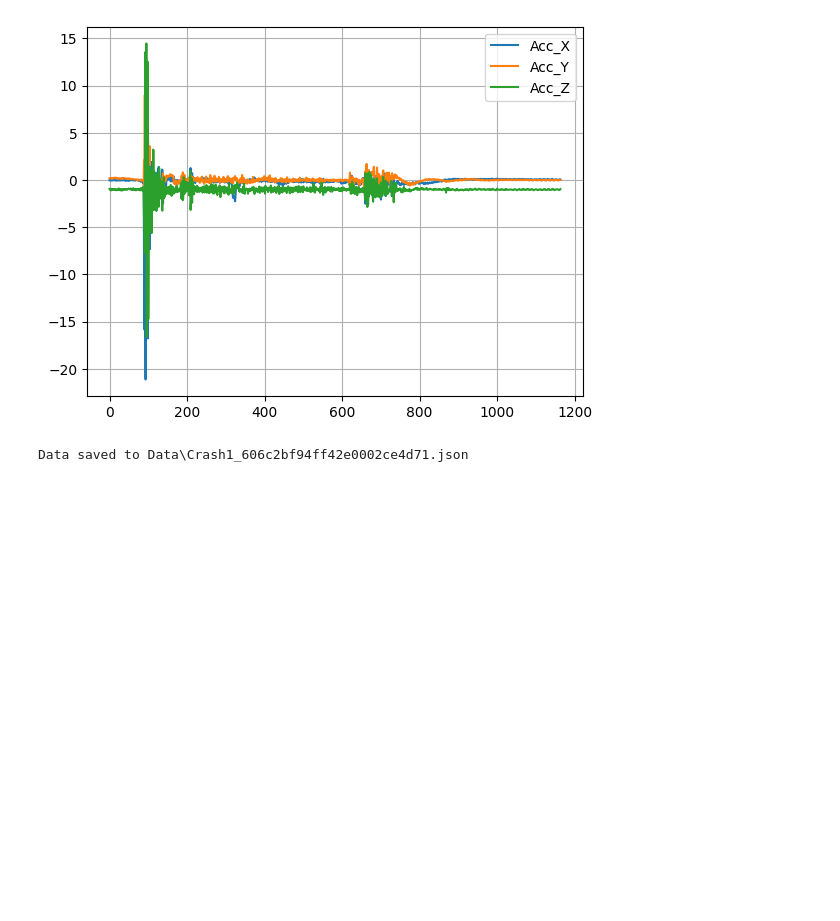
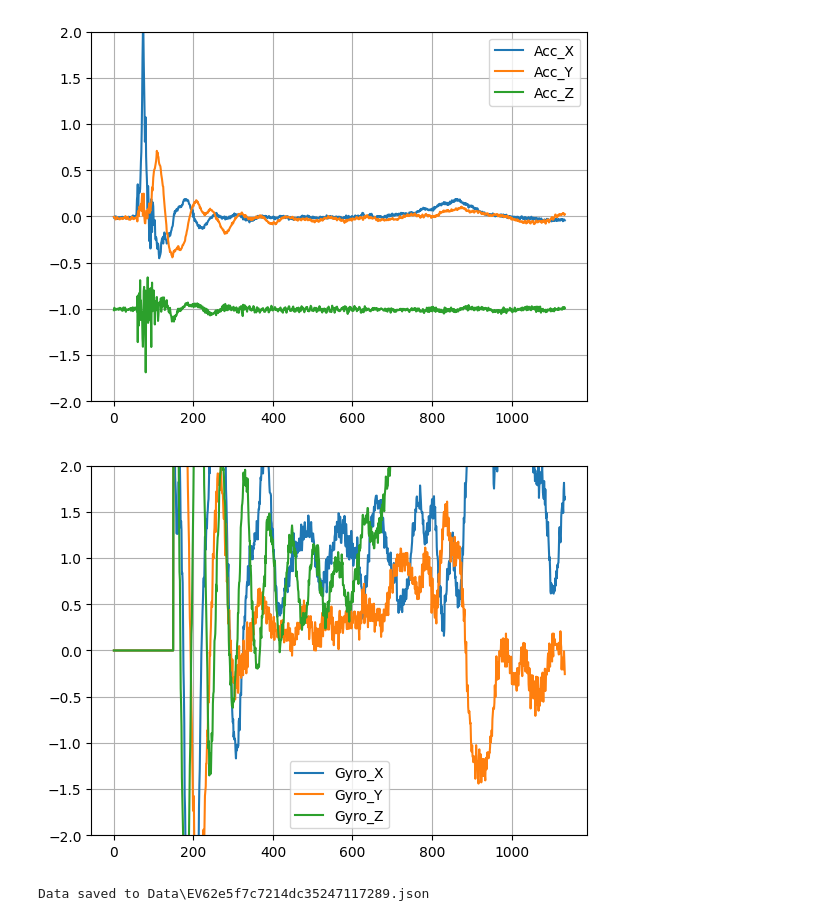
Before and after one commit to MDGo-official/DS-impact-prediction-local-run, a Jupyter notebook: prep_data.ipynb, the cells around one changed output. Cells and saved outputs as stored; diff of their text form; code cells hidden in the pictures; blank space fills up the shorter version.

```diff
--- a/prep_data.ipynb
+++ b/prep_data.ipynb
@@ -1,16 +1,25 @@
 # %%
 import json
 import matplotlib.pyplot as plt
+import numpy as np
+
+def bit_to_offset(bit_offset, step = 1/256):
+    offset = []
+    for v in bit_offset:
+        offset.append(v*step)
+    return offset
 
 # Load the JSON file
-with open(r'Data\63b6ba0afd4390f3bc15c346\606c28b94ff42e0002ce4d55.json', 'r') as file:
+with open(r'Data\Events\Event - 5\KA62db91c0d535cb1f5e4cc889.json', 'r') as file:
     data = json.load(file)
 
+offset = bit_to_offset(data.get("Offset",[0,0,0]))
+print(offset)
 # Extract accelerometer data
 raw_data = data.get("RawData", {})
-acc_x = raw_data.get("Acc_X", {}).get("Data", [])
-acc_y = raw_data.get("Acc_Y", {}).get("Data", [])
-acc_z = raw_data.get("Acc_Z", {}).get("Data", [])
+acc_x = np.array(raw_data.get("Acc_X", {}).get("Data", [])) - offset[0]
+acc_y = np.array(raw_data.get("Acc_Y", {}).get("Data", [])) - offset[1]
+acc_z = np.array(raw_data.get("Acc_Z", {}).get("Data", [])) - offset[2]
 
 # Create a plot
 plt.figure(figsize=(10, 6))
@@ -53,10 +63,8 @@ calibration_history = [
     }]
 
 # data to df
-Acc_X=raw_data['Acc_X']['Data']
-Acc_Y=raw_data['Acc_Y']['Data']
-Acc_Z=raw_data['Acc_Z']['Data']
-rawData_df = pd.DataFrame(np.array([Acc_X,Acc_Y,Acc_Z]).T, columns=["Acc_X","Acc_Y","Acc_Z"])
+
+rawData_df = pd.DataFrame(np.array([acc_x,acc_y,acc_z]).T, columns=["Acc_X","Acc_Y","Acc_Z"])
 
 
 onWindshieldObj = OnWS(".", rawData_df, 1, onWindshield_history, calibration_history, "KA", [0,0,0])
@@ -109,12 +117,12 @@ array([[-9.13119776e-01, -2.03933585e-03,  4.07686295e-01],
 # %%
 # Load JSON data
-with open(r'Data\63b6ba0afd4390f3bc15c346\606c2bf94ff42e0002ce4d71.json', 'r') as f:
+with open(r'Data\Events\Event - 5\EV62e5f7c7214dc35247117289.json', 'r') as f:
     data = json.load(f)
 
 # Extract accelerometer data and time
-acc_x = np.array(data['Acc_X']['Data'])
-acc_y = np.array(data['Acc_Y']['Data'])
-acc_z = np.array(data['Acc_Z']['Data'])
+acc_x = np.array(data['Acc_X']['Data']) - offset[0]
+acc_y = np.array(data['Acc_Y']['Data']) - offset[1]
+acc_z = np.array(data['Acc_Z']['Data']) - offset[2]
 
 total_time = data['TotalTimeRecorded']
 num_samples = len(acc_x)
@@ -137,6 +145,7 @@ plt.title("2D Accelerometer Signal")
 plt.xlabel("Time (s)")
 plt.ylabel("Acceleration (g)")
 plt.legend()
+plt.ylim([-2,2])
 
 # Show the plot
 plt.grid(True)
@@ -146,20 +155,26 @@ plt.show()
 # %%
 from SignalProcessing import SignalProcessing as sp
 
-Acc_X=data['Acc_X']['Data']
-Acc_Y=data['Acc_Y']['Data']
-Acc_Z=data['Acc_Z']['Data']
 gyr_x = data['Sensors'][0]['Data']
 gyr_y = (data['Sensors'][1]["Data"])
 gyr_z = (data['Sensors'][2]["Data"])
-rawData_df = pd.DataFrame(np.array([Acc_X,Acc_Y,Acc_Z,gyr_x,gyr_y,gyr_z]).T, columns=["Acc_X","Acc_Y","Acc_Z",'Gyro_X', 'Gyro_Y', 'Gyro_Z'])
+rawData_df = pd.DataFrame(np.array([acc_x,acc_y,acc_z,gyr_x,gyr_y,gyr_z]).T, columns=["Acc_X","Acc_Y","Acc_Z",'Gyro_X', 'Gyro_Y', 'Gyro_Z'])
 
 acc_signal = sp.rotate_signal(rawData_df, OperationalMat, "FRD", "FLU", ["Acc_X","Acc_Y","Acc_Z"],[0,0,0])
+gyro_sig =  sp.rotate_signal(rawData_df, OperationalMat, "FRD", "FLU", ['Gyro_X', 'Gyro_Y', 'Gyro_Z'],[0,0,0])
 
 acc_signal.plot()
 plt.grid(True)
+plt.ylim([-2,2])
+plt.show()
+
+gyro_sig.plot()
+plt.grid(True)
+plt.ylim([-2,2])
+plt.show()
 # %% [output]
-[figure, old version]
+[figure, new version]
+[figure, added]
 # %%
 import pandas as pd
 import json
@@ -173,14 +188,19 @@ json_data = {
     "Acc_X": {"Data": acc_signal["Acc_X"].tolist()},
     "Acc_Y": {"Data": acc_signal["Acc_Y"].tolist()},
     "Acc_Z": {"Data": acc_signal["Acc_Z"].tolist()},
+    "Sensors": [
+        {"Data": gyro_sig["Gyro_X"].tolist()},
+        {"Data": gyro_sig["Gyro_Y"].tolist()},
+        {"Data": gyro_sig["Gyro_Z"].tolist()}
+    ],
     "TotalTimeRecorded": total_time_recorded
 }
 
 # Save JSON to a file
-output_file = "Data\\Crash1_606c2bf94ff42e0002ce4d71.json"
+output_file = "Data\\EV62e5f7c7214dc35247117289.json"
 with open(output_file, "w") as file:
     json.dump(json_data, file, indent=4)
 
 print(f"Data saved to {output_file}")
 # %% [output]
-Data saved to Data\Crash1_606c2bf94ff42e0002ce4d71.json
+Data saved to Data\EV62e5f7c7214dc35247117289.json
```
Also changed, not shown: parts of 5 cells of this notebook, 1 other file.
